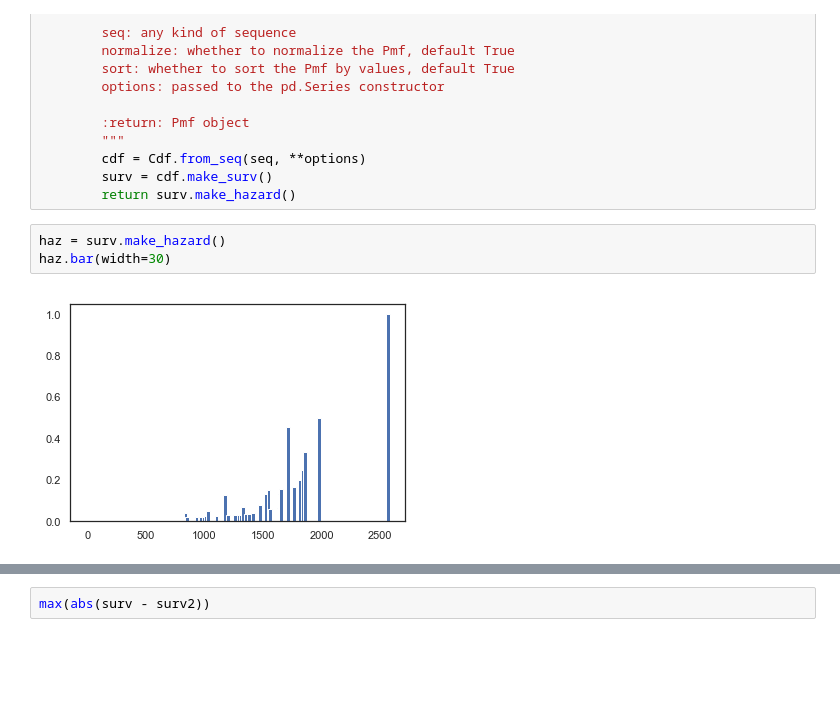
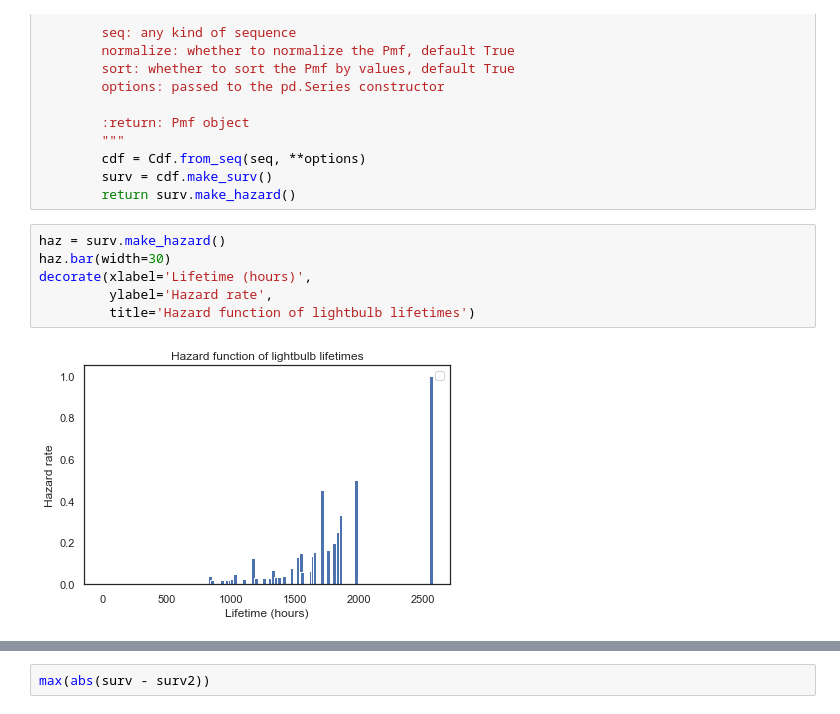
Before and after one commit to AllenDowney/SurvivalAnalysisPython, a Jupyter notebook: sap_chap1.ipynb, the cells around one changed output, grey strips where cells are left out. Cells and saved outputs as stored; diff of their text form; blank space fills up the shorter version.

```diff
--- a/sap_chap1.ipynb
+++ b/sap_chap1.ipynb
@@ -545,7 +545,10 @@ class Hazard(pd.Series):
 # %%
 haz = surv.make_hazard()
 haz.bar(width=30)
+decorate(xlabel='Lifetime (hours)',
+         ylabel='Hazard rate',
+         title='Hazard function of lightbulb lifetimes')
 # %% [output]
-[figure, old version]
+[figure, new version]
 # %%
 surv2 = haz.make_surv()
```
Also changed, not shown: parts of 21 cells of this notebook.
